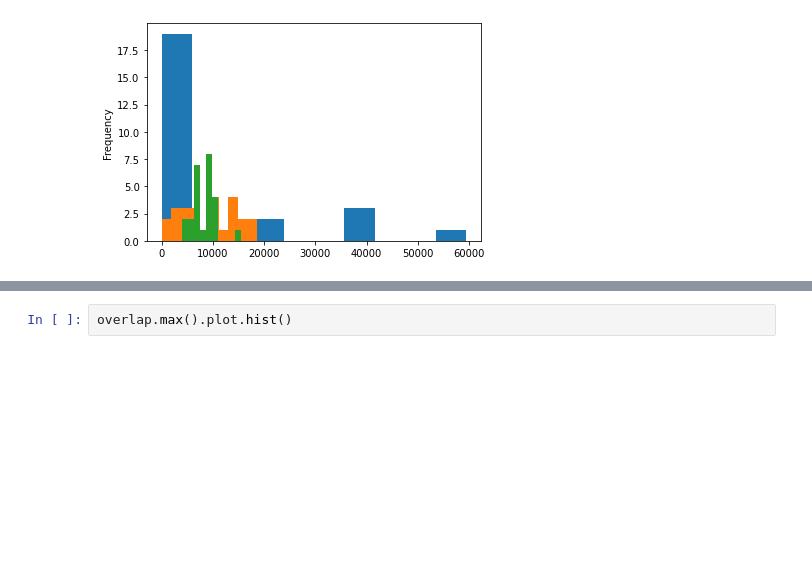
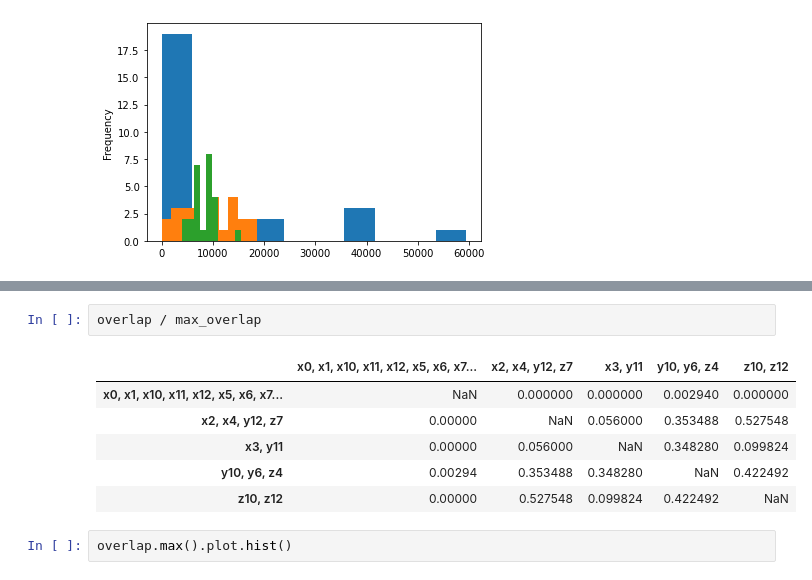
Before and after one commit to matthagy/regex_crossword, a Jupyter notebook: xplr0.ipynb, the cells around one changed output, grey strips where cells are left out. Saved outputs shown, nothing was run; the diff lists cells and outputs as text; blank space fills up the shorter version.

```diff
--- a/xplr0.ipynb
+++ b/xplr0.ipynb
@@ -291,3 +312,12 @@ overlap.round()
+# %%
+overlap / max_overlap
+# %% [output]
+|  | x0, x1, x10, x11, x12, x5, x6, x7... | x2, x4, y12, z7 | x3, y11 | y10, y6, z4 | z10, z12 |
+| x0, x1, x10, x11, x12, x5, x6, x7... | NaN | 0.000000 | 0.000000 | 0.002940 | 0.000000 |
+| x2, x4, y12, z7 | 0.00000 | NaN | 0.056000 | 0.353488 | 0.527548 |
+| x3, y11 | 0.00000 | 0.056000 | NaN | 0.348280 | 0.099824 |
+| y10, y6, z4 | 0.00294 | 0.353488 | 0.348280 | NaN | 0.422492 |
+| z10, z12 | 0.00000 | 0.527548 | 0.099824 | 0.422492 | NaN |
 # %%
 overlap.max().plot.hist()
 # %% [output]
```
Also changed, not shown: parts of 8 cells of this notebook, 1 other file.
